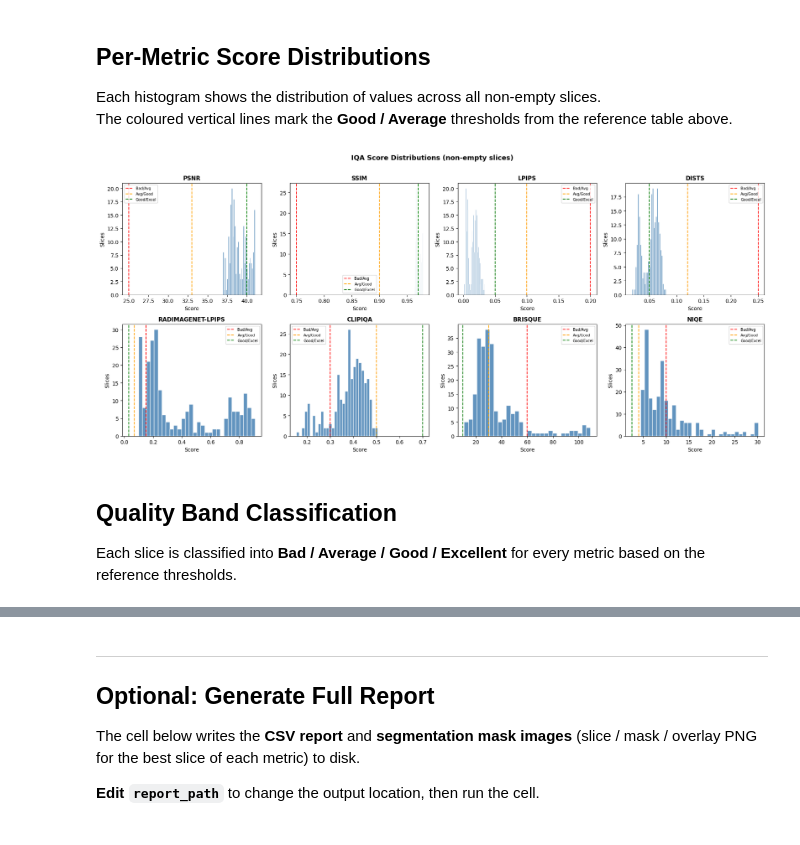
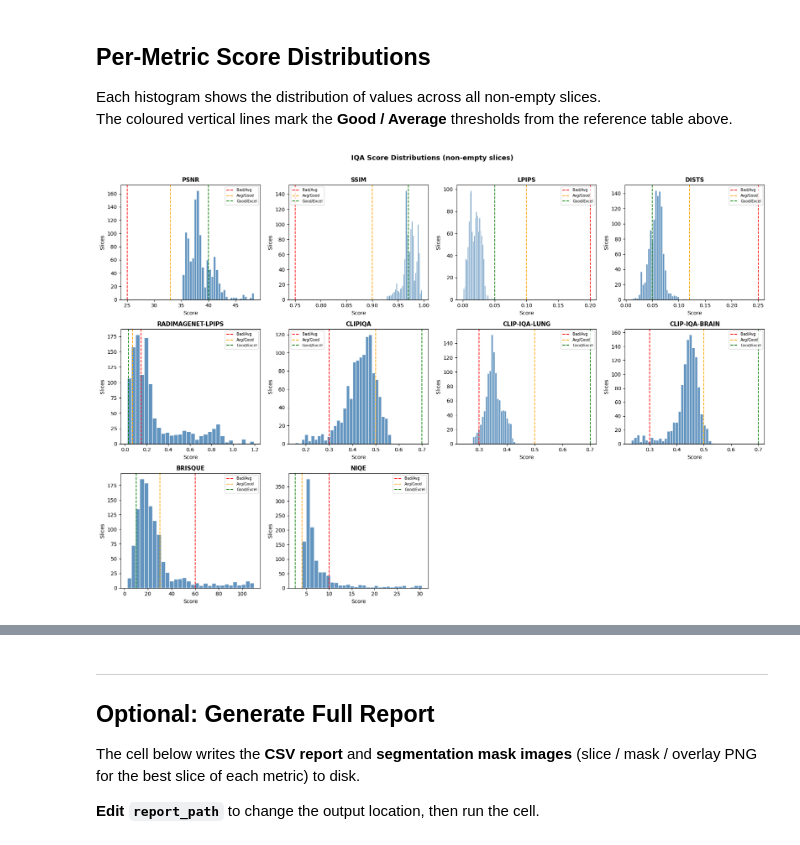
Before and after one commit to glebjan/hka.projektarbeit1.IQA_MRI, a Jupyter notebook: src/evaluation.ipynb, the cells around one changed output, grey strips where cells are left out. Saved outputs shown, nothing was run; the diff lists cells and outputs as text; code cells hidden in the pictures.

```diff
--- a/src/evaluation.ipynb
+++ b/src/evaluation.ipynb
@@ -62,6 +89,6 @@ Calls `evaluate()` from `main.py`, which:
 4. Returns an `EvaluationResult`; call `result.generate_report()` in the optional block below to write outputs.
 # %%
-result = evaluate()
+result = evaluate(INPUT, TARGET)
 df = result.to_frame()
 
 print(f"Total slices : {len(df)}")
@@ -103,36 +157,33 @@ Each histogram shows the distribution of values across all non-empty slices.
 The coloured vertical lines mark the **Good / Average** thresholds from the reference table above.
 # %%
 # Threshold lines: (value, label, colour)
-THRESHOLDS = {
-    "psnr":              [(25, "Bad/Avg", "red"), (33, "Avg/Good", "orange"), (40, "Good/Excel", "green")],
-    "ssim":              [(0.75, "Bad/Avg", "red"), (0.90, "Avg/Good", "orange"), (0.97, "Good/Excel", "green")],
-    "lpips":             [(0.20, "Bad/Avg", "red"), (0.10, "Avg/Good", "orange"), (0.05, "Good/Excel", "green")],
-    "dists":             [(0.25, "Bad/Avg", "red"), (0.12, "Avg/Good", "orange"), (0.05, "Good/Excel", "green")],
-    "radimagenet_lpips": [(0.15, "Bad/Avg", "red"), (0.07, "Avg/Good", "orange"), (0.03, "Good/Excel", "green")],
-    "clipiqa":           [(0.30, "Bad/Avg", "red"), (0.50, "Avg/Good", "orange"), (0.70, "Good/Excel", "green")],
-    "brisque":           [(60, "Bad/Avg", "red"), (30, "Avg/Good", "orange"), (10, "Good/Excel", "green")],
-    "niqe":              [(10, "Bad/Avg", "red"), (4, "Avg/Good", "orange"), (2.5, "Good/Excel", "green")],
-}
+# clip_iqa_lung / clip_iqa_brain share the same [0,1] scale and direction as
+# clipiqa — thresholds from metrik_evaluation/report.md §6.
 
-fig, axes = plt.subplots(2, 4, figsize=(18, 8))
-axes = axes.flatten()
+
+# Dynamic grid — adapts to however many metrics are active
+n     = len(metric_cols)
+ncols = min(4, n)
+nrows = math.ceil(n / ncols)
+fig, axes = plt.subplots(nrows, ncols, figsize=(4.5 * ncols, 4 * nrows))
+axes = np.atleast_1d(axes).flatten()
 
 for ax, col in zip(axes, metric_cols):
     data = active[col].dropna()
     ax.hist(data, bins=30, color="steelblue", edgecolor="white", alpha=0.85)
     for val, label, color in THRESHOLDS.get(col, []):
         ax.axvline(val, color=color, linestyle="--", linewidth=1.4, label=label)
     ax.set_title(col.upper().replace("_", "-"), fontsize=11, fontweight="bold")
     ax.set_xlabel("Score")
     ax.set_ylabel("Slices")
     ax.legend(fontsize=7)
 
+# Hide unused subplot slots (if n is not a multiple of ncols)
+for ax in axes[n:]:
+    ax.set_visible(False)
+
 fig.suptitle("IQA Score Distributions (non-empty slices)", fontsize=13, fontweight="bold", y=1.01)
 plt.tight_layout()
 plt.show()
 # %% [output]
-[figure, old version]
+[figure, new version]
-# %% [markdown]
-## Quality Band Classification
-
-Each slice is classified into **Bad / Average / Good / Excellent** for every metric based on the reference thresholds.
```
Also changed, not shown: parts of 15 cells of this notebook, 2 other files.
